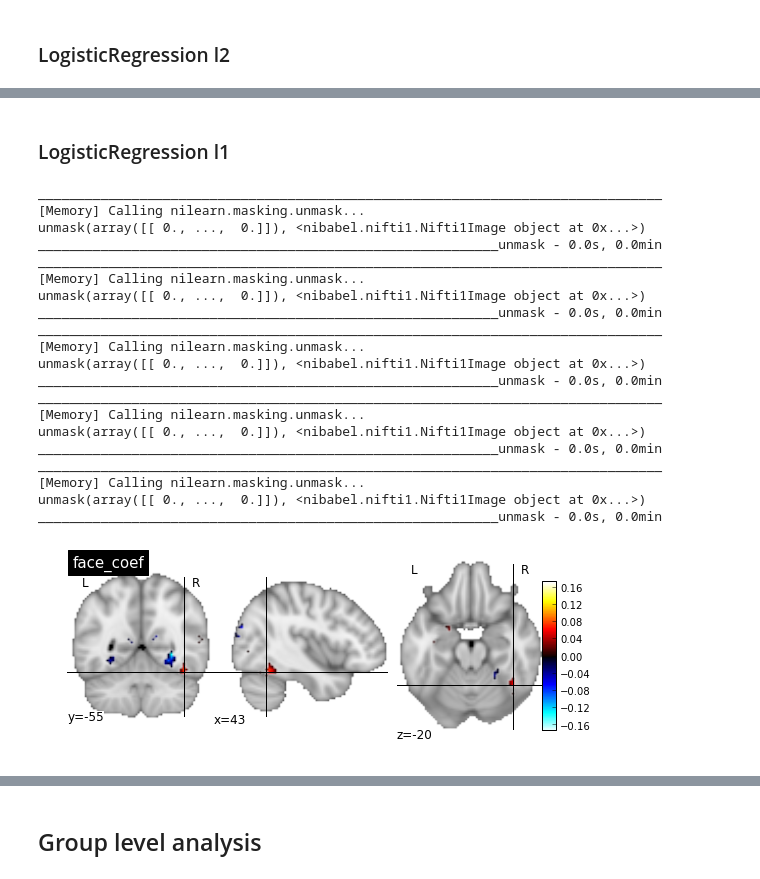
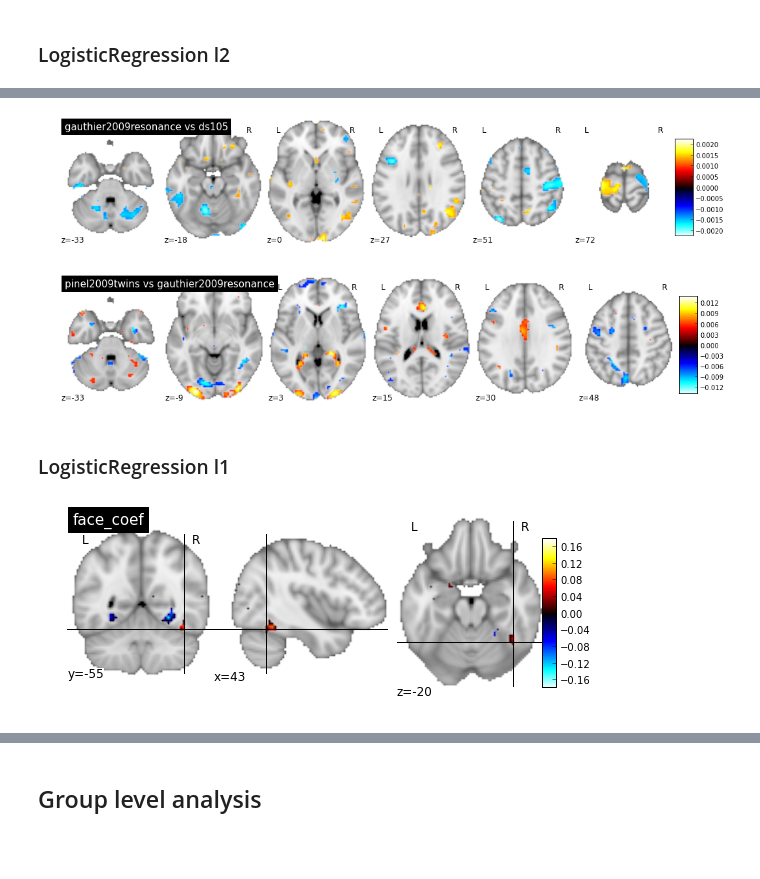
Before and after one commit to schwarty/contrasts_repr, a Jupyter notebook: face_vs_place.ipynb, the cells around one changed output, grey strips where cells are left out. Cells and saved outputs as stored; diff of their text form; code cells hidden in the pictures; blank space fills up the shorter version.

```diff
--- a/face_vs_place.ipynb
+++ b/face_vs_place.ipynb
@@ -117,48 +138,35 @@ plot_niimg(coef_, 'face_coef', percentile=99, cut_coords=(43, -55, -20));
+# %%
+# predicting studies
+
+clf = LogisticRegression()
+enc = LabelEncoder()
+
+selection = ['ds105', 'gauthier2009resonance']
+studies = np.in1d(target[:, 0], selection)
+studies_y = enc.fit_transform(target[studies, 0])
+cv = StratifiedKFold(y=studies_y, n_folds=5)
+coef, scores = classify(clf, loader, cv, niimgs[studies], studies_y)
+title = ' vs '.join(enc.classes_[::-1])
+plot_niimg(coef, title, percentile=99, cut_coords=6);
+
+selection = ['pinel2009twins', 'gauthier2009resonance']
+studies = np.in1d(target[:, 0], selection)
+studies_y = enc.fit_transform(target[studies, 0])
+cv = StratifiedKFold(y=studies_y, n_folds=5)
+coef, scores = classify(clf, loader, cv, niimgs[studies], studies_y)
+title = ' vs '.join(enc.classes_[::-1])
+plot_niimg(coef, title, percentile=99, cut_coords=6);
+# %% [output]
+[figure, added]
+[figure, added]
 # %% [markdown]
 ### LogisticRegression l1
-# %%
-n_folds = 5
-
-cv = StratifiedKFold(y=y, n_folds=n_folds)
-scores = []
-coefs = []
-
-for i, (train, test) in enumerate(cv):
-    y_train = y[train]
-    y_test = y[test]
-    X_train = loader.fit_transform(niimgs[train], y_train);
-    X_test = loader.transform(niimgs[test]);
-
-    clf = LogisticRegression(penalty='l1')
-    score = clf.fit(X_train, y_train).score(X_test, y_test)
-    scores.append(scores)
-
-    coef = loader.inverse_transform(clf.coef_[0]);
-    coefs.append(squeeze_niimg(coef))
-
-# compute and plot mean coefs
-coef_mean = np.mean([coef.get_data() for coef in coefs], axis=0)
-coef_ = nb.Nifti1Image(coef_mean, affine=coef.get_affine())
-plot_niimg(coef_, 'face_coef', threshold=1e-3, cut_coords=(43, -55, -20));
-# %% [output]
-________________________________________________________________________________
-[Memory] Calling nilearn.masking.unmask...
-unmask(array([[ 0., ...,  0.]]), <nibabel.nifti1.Nifti1Image object at 0x...>)
-___________________________________________________________unmask - 0.0s, 0.0min
-________________________________________________________________________________
-[Memory] Calling nilearn.masking.unmask...
-unmask(array([[ 0., ...,  0.]]), <nibabel.nifti1.Nifti1Image object at 0x...>)
-___________________________________________________________unmask - 0.0s, 0.0min
-________________________________________________________________________________
-[Memory] Calling nilearn.masking.unmask...
-unmask(array([[ 0., ...,  0.]]), <nibabel.nifti1.Nifti1Image object at 0x...>)
-___________________________________________________________unmask - 0.0s, 0.0min
-________________________________________________________________________________
-[Memory] Calling nilearn.masking.unmask...
-unmask(array([[ 0., ...,  0.]]), <nibabel.nifti1.Nifti1Image object at 0x...>)
-___________________________________________________________unmask - 0.0s, 0.0min
-________________________________________________________________________________
-[Memory] Calling nilearn.masking.unmask...
-unmask(array([[ 0., ...,  0.]]), <nibabel.nifti1.Nifti1Image object at 0x...>)
-___________________________________________________________unmask - 0.0s, 0.0min
-[figure, removed]
+# %%
+# all studies
+clf = LogisticRegression(penalty='l1')
+cv = StratifiedKFold(y=y, n_folds=5)
+
+coef, scores = classify(clf, loader, cv, niimgs, y)
+plot_niimg(coef, 'face_coef', threshold=1e-3, cut_coords=(43, -55, -20));
+# %% [output]
+[figure, added]
```
Also changed, not shown: parts of 9 cells of this notebook.
